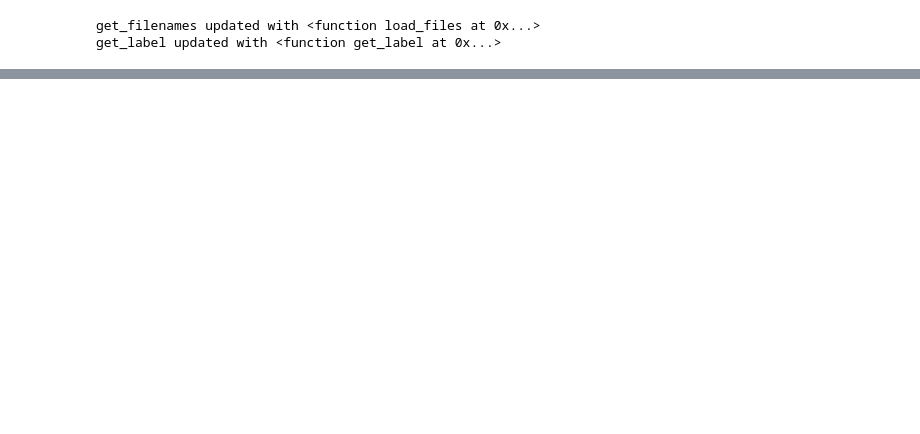
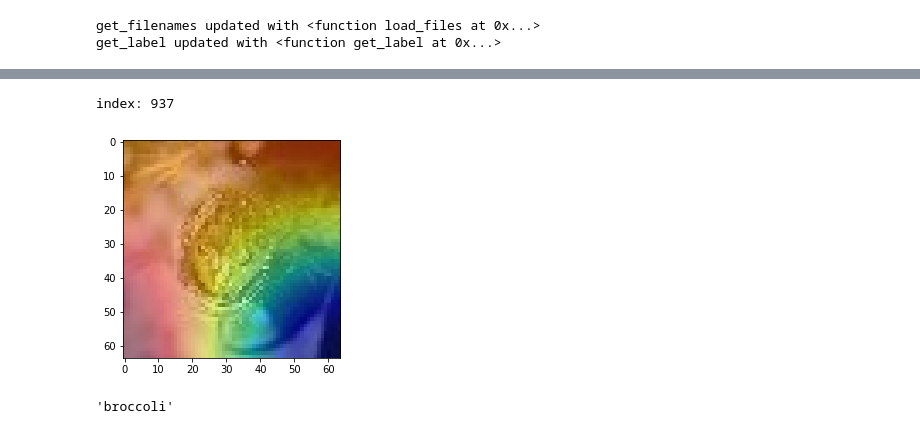
Before and after one commit to aniketmaurya/chitra, a Jupyter notebook: nbs/06_learner.ipynb, the cells around one changed output, grey strips where cells are left out. Saved outputs shown, nothing was run; the diff lists cells and outputs as text; code cells hidden in the pictures; blank space fills up the shorter version.

```diff
--- a/nbs/06_learner.ipynb
+++ b/nbs/06_learner.ipynb
@@ -159,0 +288,9 @@ Epoch 1/5
+# %%
+interpret(image)
+# %% [output]
+index: 937
+[figure, added]
+# %%
+IMAGENET_LABELS[937]
+# %% [output]
+'broccoli'
```
Also changed, not shown: parts of 16 cells of this notebook, 10 other files.
